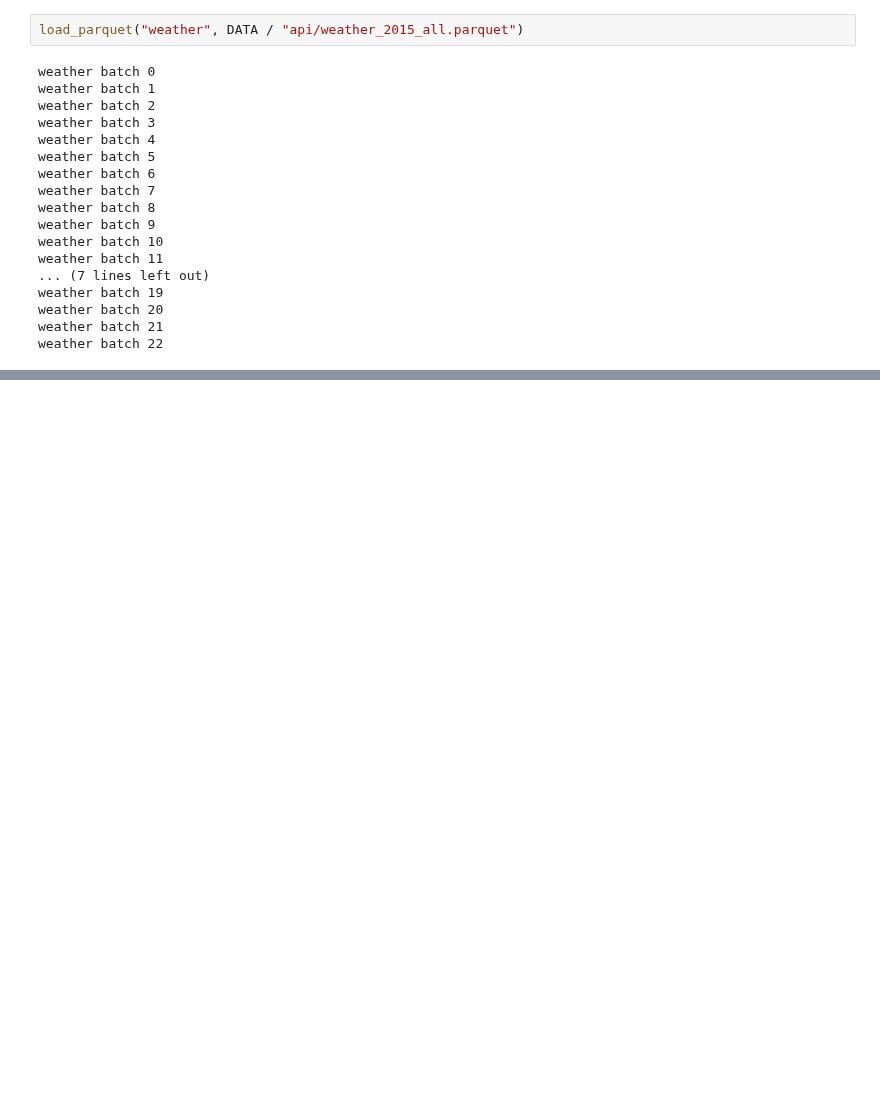
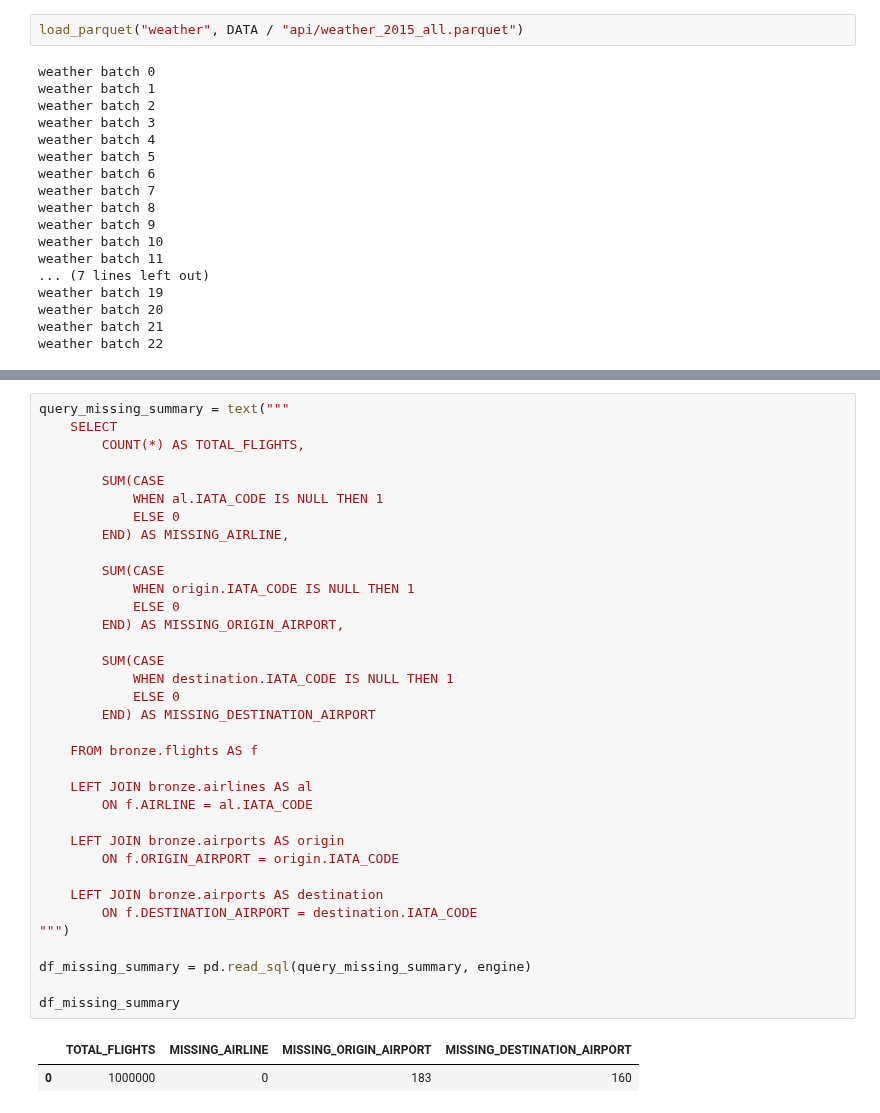
Before and after one commit to edaletsadigov/Flight-delay-analysis-E2E, a Jupyter notebook: notebooks/01_bronze.ipynb, the cells around one changed output, grey strips where cells are left out. Drawn from its saved outputs; the diff is of its cells as text; blank space fills up the shorter version.

```diff
--- a/notebooks/01_bronze.ipynb
+++ b/notebooks/01_bronze.ipynb
@@ -138,0 +226,38 @@ wind_direction                     335                  332
+# %%
+query_missing_summary = text("""
+    SELECT
+        COUNT(*) AS TOTAL_FLIGHTS,
+
+        SUM(CASE
+            WHEN al.IATA_CODE IS NULL THEN 1
+            ELSE 0
+        END) AS MISSING_AIRLINE,
+
+        SUM(CASE
+            WHEN origin.IATA_CODE IS NULL THEN 1
+            ELSE 0
+        END) AS MISSING_ORIGIN_AIRPORT,
+
+        SUM(CASE
+            WHEN destination.IATA_CODE IS NULL THEN 1
+            ELSE 0
+        END) AS MISSING_DESTINATION_AIRPORT
+
+    FROM bronze.flights AS f
+
+    LEFT JOIN bronze.airlines AS al
+        ON f.AIRLINE = al.IATA_CODE
+
+    LEFT JOIN bronze.airports AS origin
+        ON f.ORIGIN_AIRPORT = origin.IATA_CODE
+
+    LEFT JOIN bronze.airports AS destination
+        ON f.DESTINATION_AIRPORT = destination.IATA_CODE
+""")
+
+df_missing_summary = pd.read_sql(query_missing_summary, engine)
+
+df_missing_summary
+# %% [output]
+|  | TOTAL_FLIGHTS | MISSING_AIRLINE | MISSING_ORIGIN_AIRPORT | MISSING_DESTINATION_AIRPORT |
+| 0 | 1000000 | 0 | 183 | 160 |
```
Also changed, not shown: parts of 23 cells of this notebook, 2 other files.
